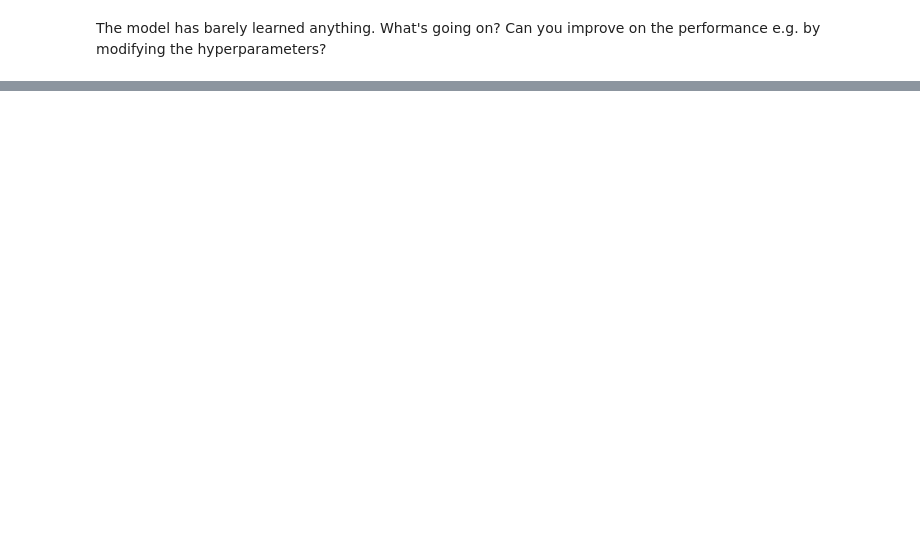
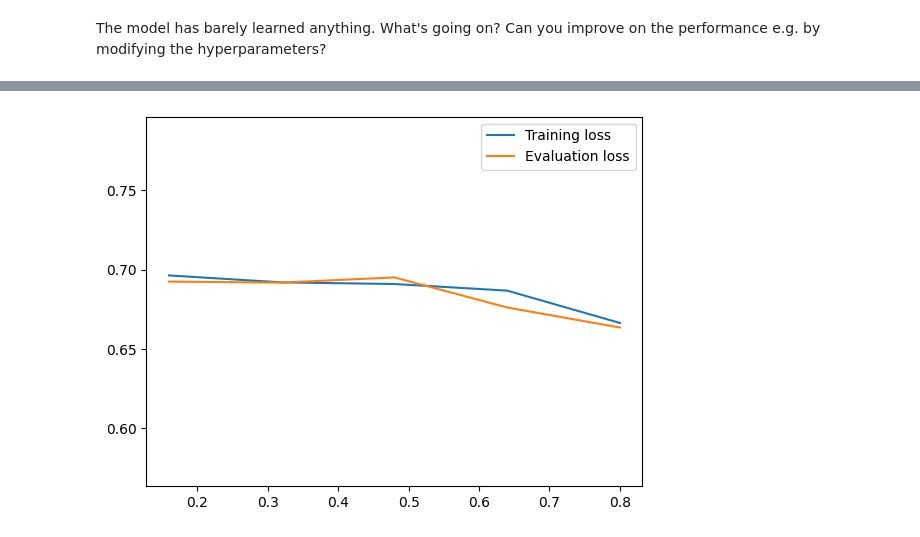
Before and after one commit to lrseeb/Deep-Learning, a Jupyter notebook: Week2/Exercise4.ipynb, the cells around one changed output, grey strips where cells are left out. Drawn from its saved outputs; the diff is of its cells as text; code cells hidden in the pictures; blank space fills up the shorter version.

```diff
--- a/Week2/Exercise4.ipynb
+++ b/Week2/Exercise4.ipynb
@@ -385,0 +465,15 @@ The model has barely learned anything. What's going on? Can you improve on the p
+# %%
+%matplotlib inline
+import matplotlib.pyplot as plt
+
+def plot(logs, keys, labels):
+    values = sum([logs[k] for k in keys], [])
+    plt.ylim(max(min(values)-0.1, 0.0), min(max(values)+0.1, 1.0))
+    for key, label in zip(keys, labels):
+        plt.plot(logs["epoch"], logs[key], label=label)
+    plt.legend()
+    plt.show()
+
+plot(training_logs.logs, ["loss", "eval_loss"], ["Training loss", "Evaluation loss"])
+# %% [output]
+[figure, added]
```
Also changed, not shown: parts of 9 cells of this notebook, 1 other file.
